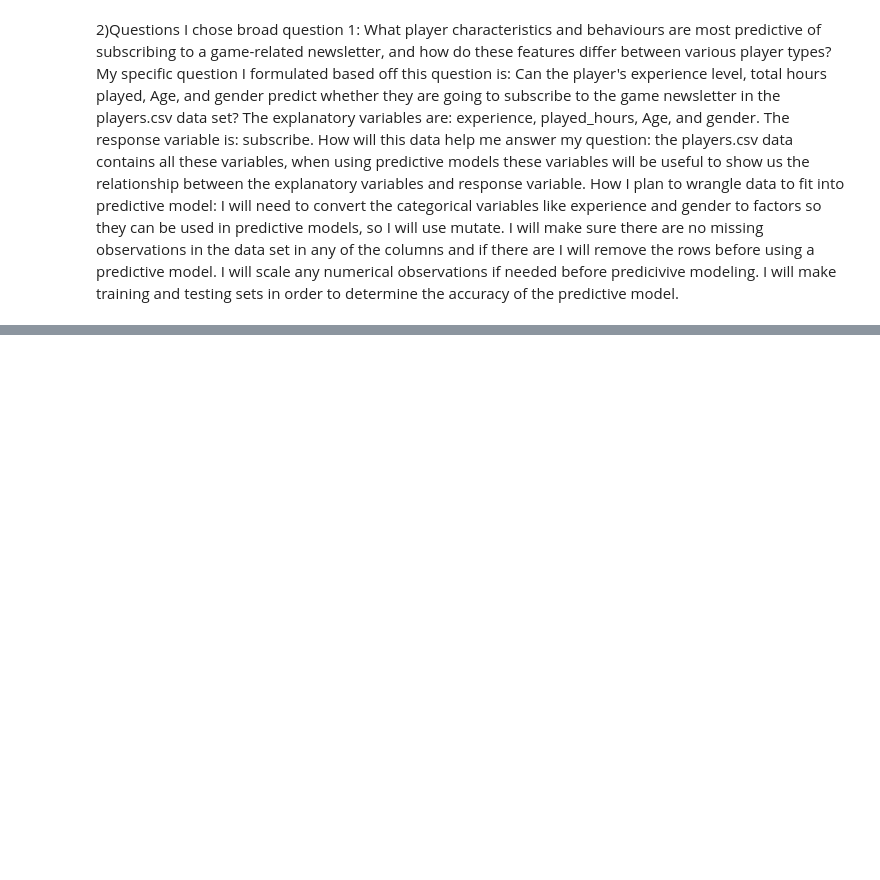
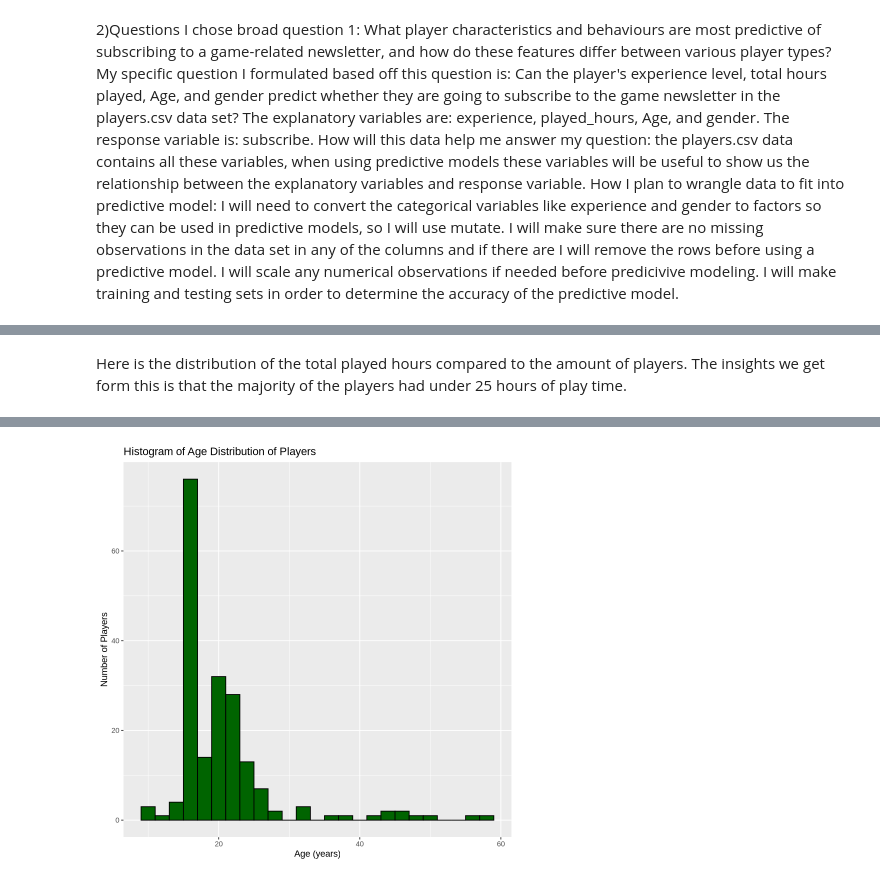
Before and after one commit to g3mella/dsci-100-project-2025, a Jupyter notebook: project.ipynb, the cells around one changed output, grey strips where cells are left out. Drawn from its saved outputs; the diff is of its cells as text; code cells hidden in the pictures; blank space fills up the shorter version.

```diff
--- a/project.ipynb
+++ b/project.ipynb
@@ -183,0 +208,9 @@ How I plan to wrangle data to fit into predictive model: I will need to convert
+# %% [markdown]
+Here is the distribution of the total played hours compared to the amount of players. The insights we get form this is that the majority of the players had under 25 hours of play time.
+# %%
+ggplot(players_data, aes(x= Age))+
+geom_histogram(binwidth = 2, fill= "darkgreen", color= "black")+
+labs(title= "Histogram of Age Distribution of Players",
+     x= "Age (years)",
+     y= "Number of Players")
+# %% [output]
@@ -183,0 +219 @@ How I plan to wrangle data to fit into predictive model: I will need to convert
+[figure, added]
```
Also changed, not shown: parts of 14 cells of this notebook.
